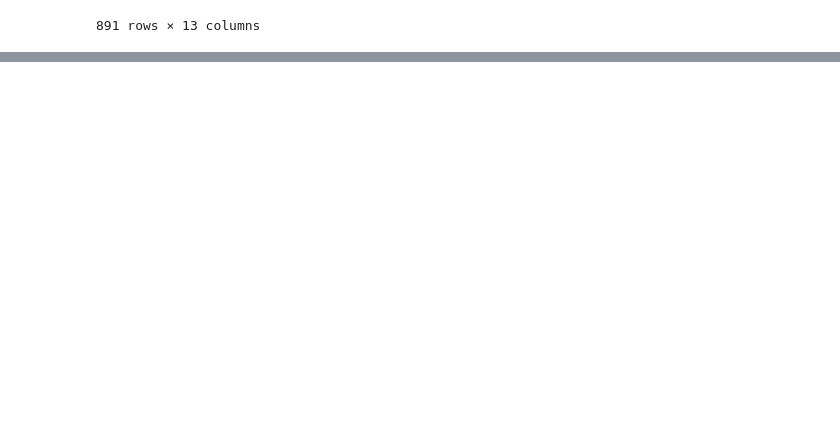
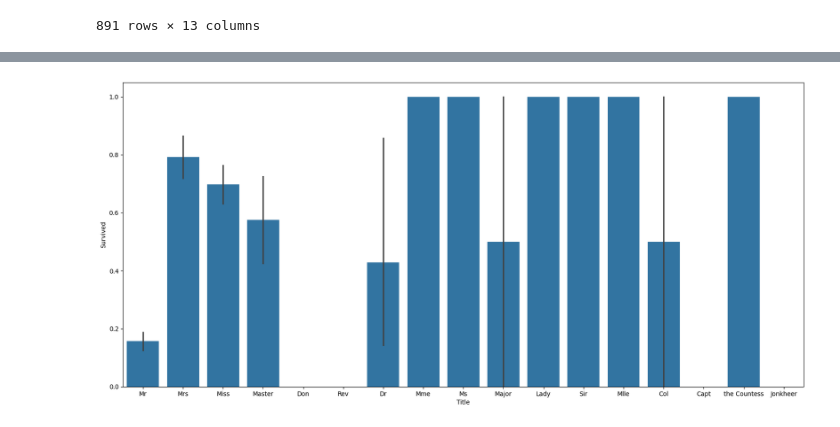
Before and after one commit to WojciechDzimira/kodilla-modu-8, a Jupyter notebook: titanic.ipynb, the cells around one changed output, grey strips where cells are left out. Cells and saved outputs as stored; diff of their text form; code cells hidden in the pictures; blank space fills up the shorter version.

Commit message:
feat: extract titles from names and drop original name column in titanic dataset

```diff
--- a/titanic.ipynb
+++ b/titanic.ipynb
@@ -128,3 +128,7 @@ titanic_train_prepared
 | 889 | 1 | 1 | Behr, Mr. Karl Howell | male | 26.0 | 0 | 0 | 111369 | 30.0000 | C148 | C | ... |
 | 890 | 0 | 3 | Dooley, Mr. Patrick | male | 32.0 | 0 | 0 | 370376 | 7.7500 | NaN | Q | ... |
 891 rows × 13 columns
+# %%
+titanic_train_prepared['Title'] = titanic_train_prepared['Name'].str.split(', ', expand=True)[1].str.split('.',  expand=True)[0]
+titanic_train_prepared.drop(['Name'], axis=1, inplace=True)
+titanic_train_prepared
@@ -130,0 +149,6 @@ titanic_train_prepared
+# %%
+plt.figure(figsize=(20, 9))
+sns.barplot(x='Title', y='Survived', data=titanic_train_prepared)
+plt.show()
+# %% [output]
+[figure, added]
```
Also changed, not shown: parts of 14 cells of this notebook.
